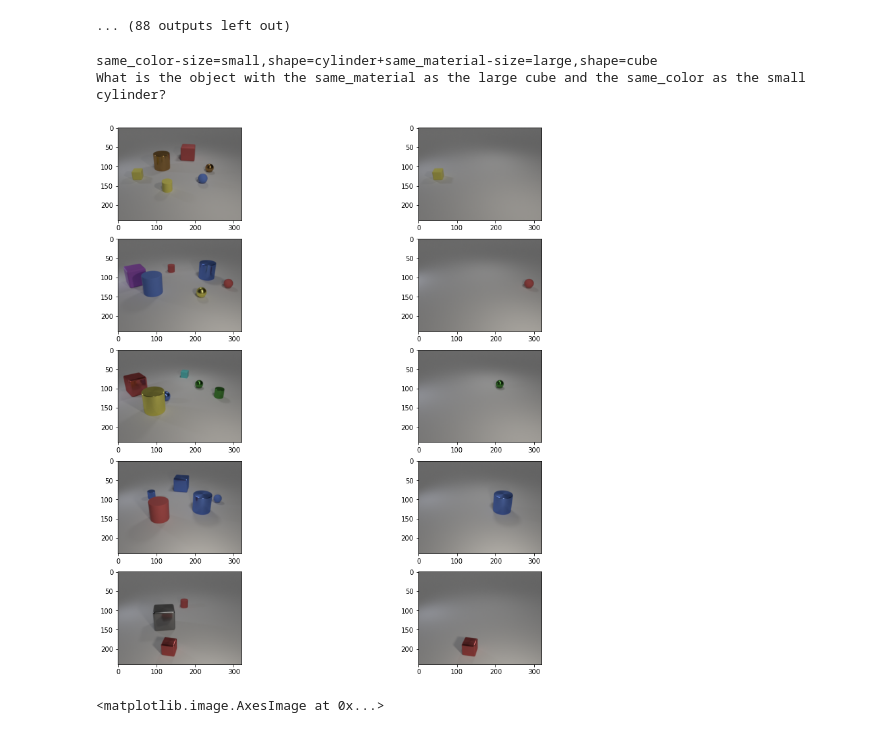
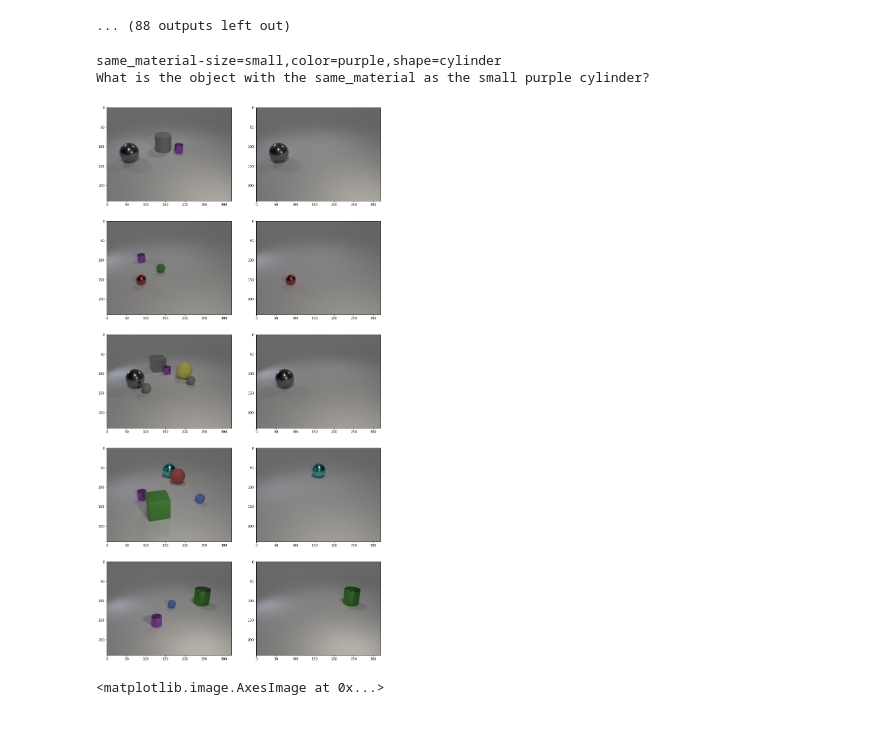
Before and after one commit to tailintalent/clevr-dataset-gen, a Jupyter notebook: generation.ipynb, the cells around one changed output. Drawn from its saved outputs; the diff is of its cells as text; code cells hidden in the pictures.

```diff
--- a/generation.ipynb
+++ b/generation.ipynb
@@ -220,31 +227,33 @@ dataset = ClevrRelationDataset(image_dir="/dfs/user/tailin/.results/CLEVR_relati
 # %%
 # Visualize the dataset
 
 import matplotlib.pyplot as plt
 
+el = dataset[5]
+
 # Find a compound task
-for el in dataset:
-    if "+" in el["task_str"]:
-        break
-else:
-    assert False
+# for el in dataset:
+#     if "+" in el["task_str"]:
+#         break
+# else:
+#     assert False
 
 print(el["task_str"])
 print(el["questions"][0]["question"])
 
-plt.figure(figsize=(15,15)) # specifying the overall grid size
+plt.figure(figsize=(15,50)) # specifying the overall grid size
 
-for i in range(len(el["inputs"])):
+for i in range(min(len(el["inputs"]), 5)):
     plt.subplot(len(el["inputs"]),2, 2 * i + 1)
     plt.imshow(el["inputs"][i]["image"].permute(1, 2, 0))
     plt.subplot(len(el["inputs"]),2, 2 * i + 2)
     plt.imshow(el["outputs"][i].permute(1, 2, 0))
 
 plt.show()
 # %% [output]
-same_color-size=small,shape=cylinder+same_material-size=large,shape=cube
-What is the object with the same_material as the large cube and the same_color as the small cylinder?
+same_material-size=small,color=purple,shape=cylinder
+What is the object with the same_material as the small purple cylinder?
-[figure, old version]
+[figure, new version]
 # %%
 from PIL import Image
 plt.imshow(Image.open("/dfs/user/tailin/.results/CLEVR_relation/test1/0/images/CLEVR_new_000000.png"))
```
Also changed, not shown: parts of 3 cells of this notebook, 2 other files.
